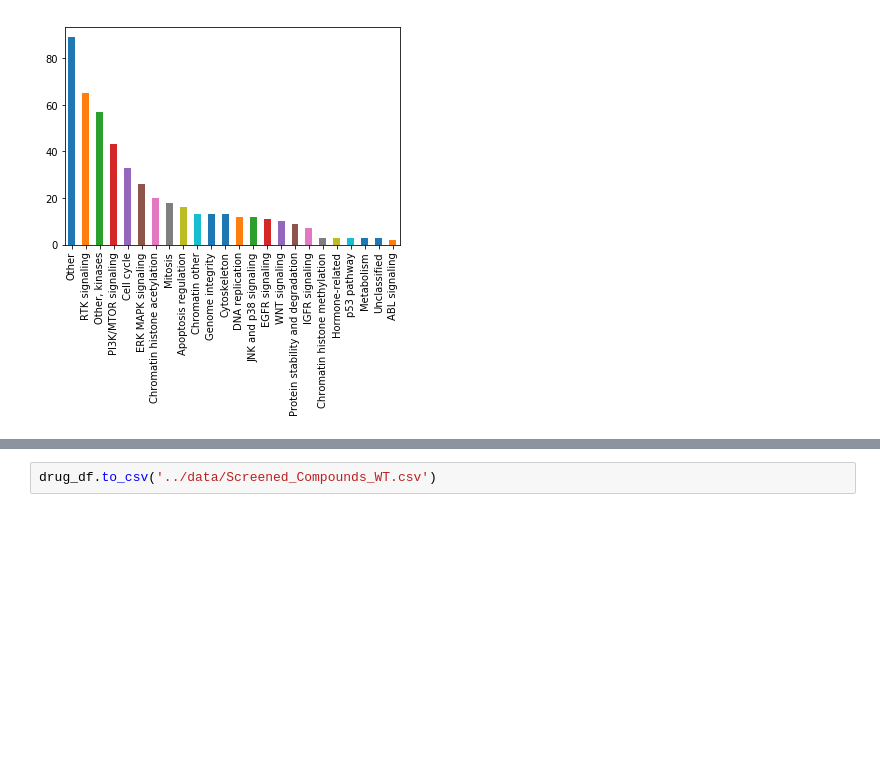
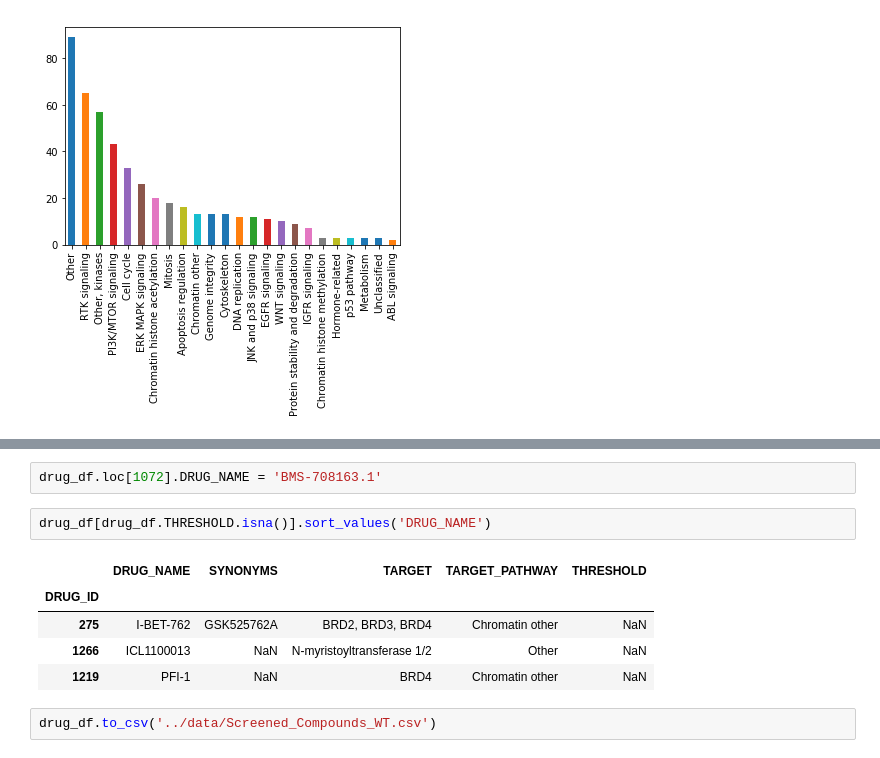
Before and after one commit to esko22/ucb-w210-cap-drug-response, a Jupyter notebook: DrugProfiles/drug_profile_eda.ipynb, the cells around one changed output, grey strips where cells are left out. Drawn from its saved outputs; the diff is of its cells as text; blank space fills up the shorter version.

```diff
--- a/DrugProfiles/drug_profile_eda.ipynb
+++ b/DrugProfiles/drug_profile_eda.ipynb
@@ -181,3 +161,13 @@ drug_df.head()
+# %%
+drug_df.loc[1072].DRUG_NAME = 'BMS-708163.1'
+# %%
+drug_df[drug_df.THRESHOLD.isna()].sort_values('DRUG_NAME')
+# %% [output]
+|  | DRUG_NAME | SYNONYMS | TARGET | TARGET_PATHWAY | THRESHOLD |
+| DRUG_ID |  |  |  |  |  |
+| 275 | I-BET-762 | GSK525762A | BRD2, BRD3, BRD4 | Chromatin other | NaN |
+| 1266 | ICL1100013 | NaN | N-myristoyltransferase 1/2 | Other | NaN |
+| 1219 | PFI-1 | NaN | BRD4 | Chromatin other | NaN |
 # %%
 drug_df.to_csv('../data/Screened_Compounds_WT.csv')
 # %%
```
Also changed, not shown: parts of 9 cells of this notebook, 3 other files.
